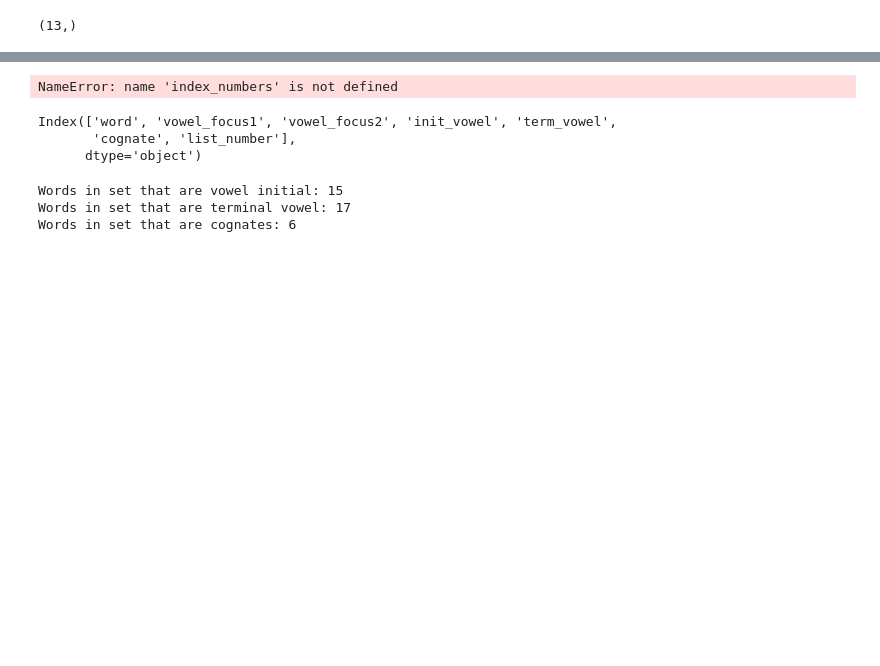
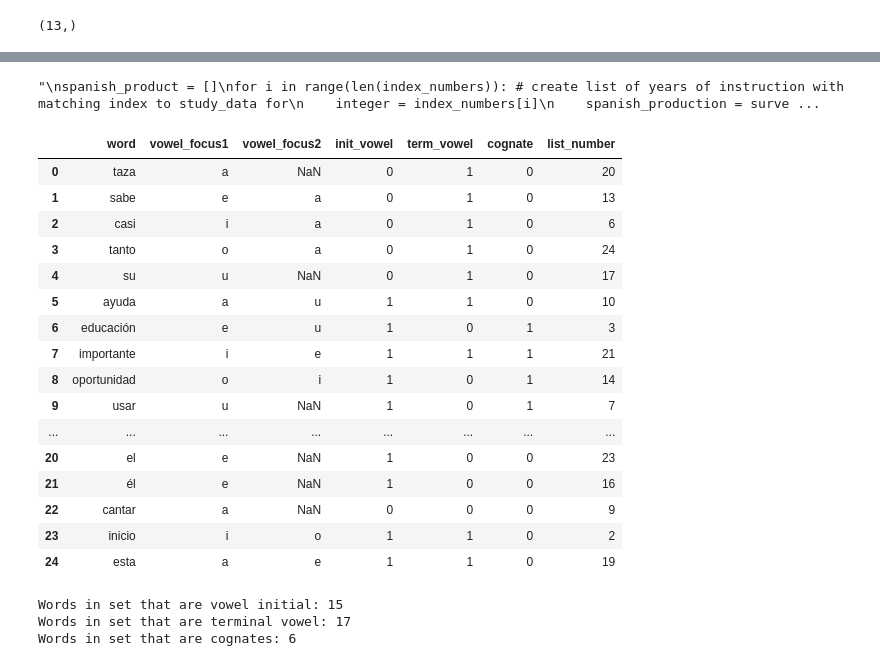
Before and after one commit to djdebonis/IPA_vowel_compare, a Jupyter notebook: vowel_analysis.ipynb, the cells around one changed output, grey strips where cells are left out. Cells and saved outputs as stored; diff of their text form; code cells hidden in the pictures; blank space fills up the shorter version.

Commit message:
update with new data entries

```diff
--- a/vowel_analysis.ipynb
+++ b/vowel_analysis.ipynb
@@ -129,4 +136,5 @@ In the sample, there was an average of 3.2525 years of formal instruction with a
 # %%
+"""
 spanish_product = []
 for i in range(len(index_numbers)): # create list of years of instruction with matching index to study_data for
     integer = index_numbers[i]
@@ -142,15 +150,31 @@ for i in range(len(spanish_product)):
         spanish_product[i] = 2
 
 spanish_product
+"""
 # %% [output]
-NameError: name 'index_numbers' is not defined
+"\nspanish_product = []\nfor i in range(len(index_numbers)): # create list of years of instruction with matching index to study_data for\n    integer = index_numbers[i]\n    spanish_production = surve ...
 # %%
 # import the dictionary for meta-data on specific words
 word_data = pd.read_csv("dictionary.csv")
-word_data.keys()
+# word_data.keys() # print the keys (columns) in the word dictionary
+word_data
 # %% [output]
-Index(['word', 'vowel_focus1', 'vowel_focus2', 'init_vowel', 'term_vowel',
-       'cognate', 'list_number'],
-      dtype='object')
+|  | word | vowel_focus1 | vowel_focus2 | init_vowel | term_vowel | cognate | list_number |
+| 0 | taza | a | NaN | 0 | 1 | 0 | 20 |
+| 1 | sabe | e | a | 0 | 1 | 0 | 13 |
+| 2 | casi | i | a | 0 | 1 | 0 | 6 |
+| 3 | tanto | o | a | 0 | 1 | 0 | 24 |
+| 4 | su | u | NaN | 0 | 1 | 0 | 17 |
+| 5 | ayuda | a | u | 1 | 1 | 0 | 10 |
+| 6 | educación | e | u | 1 | 0 | 1 | 3 |
+| 7 | importante | i | e | 1 | 1 | 1 | 21 |
+| 8 | oportunidad | o | i | 1 | 0 | 1 | 14 |
+| 9 | usar | u | NaN | 1 | 0 | 1 | 7 |
+| ... | ... | ... | ... | ... | ... | ... | ... |
+| 20 | el | e | NaN | 1 | 0 | 0 | 23 |
+| 21 | él | e | NaN | 1 | 0 | 0 | 16 |
+| 22 | cantar | a | NaN | 0 | 0 | 0 | 9 |
+| 23 | inicio | i | o | 1 | 1 | 0 | 2 |
+| 24 | esta | a | e | 1 | 1 | 0 | 19 |
 # %%
 # some simple descriptive stats about the words in the current list
```
Also changed, not shown: parts of 32 cells of this notebook, 2 other files.
